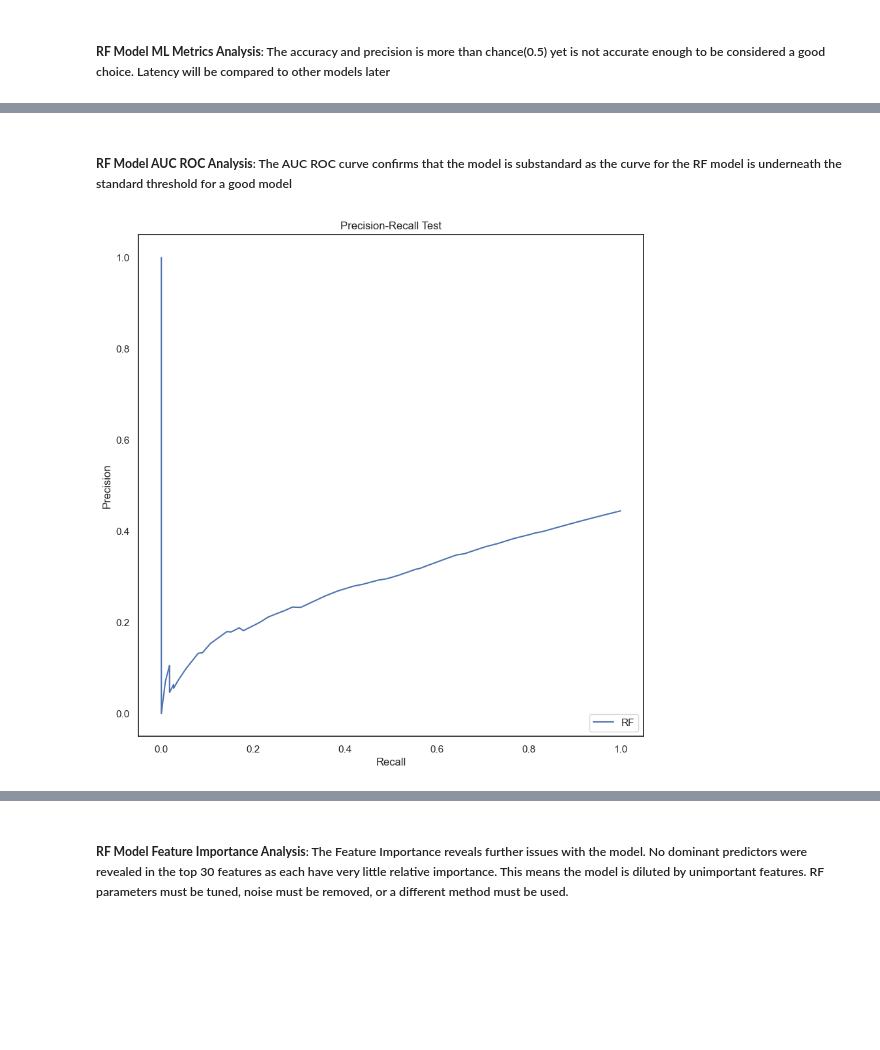
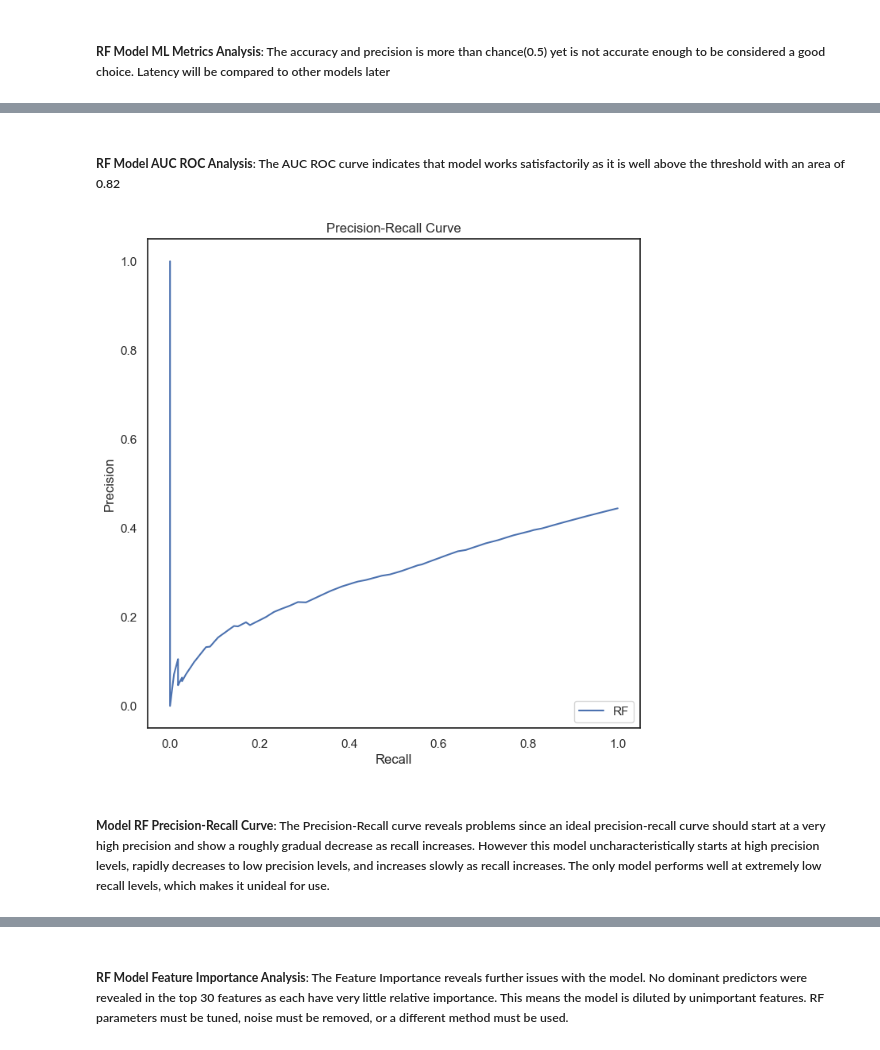
Before and after one commit to APS301123/Lung_Cancer_Classification_Project, a Jupyter notebook: Code/notebook_lung_cancer.ipynb, the cells around one changed output, grey strips where cells are left out. Drawn from its saved outputs; the diff is of its cells as text; code cells hidden in the pictures; blank space fills up the shorter version.

```diff
--- a/Code/notebook_lung_cancer.ipynb
+++ b/Code/notebook_lung_cancer.ipynb
@@ -226,7 +282,9 @@ ml_analysis_custom.create_ROC_curve(12, 8, ['RF'], [rf_pipeline.named_steps['rf'
 # %% [markdown]
-##### **RF Model AUC ROC Analysis**: The AUC ROC curve confirms that the model is substandard as the curve for the RF model is underneath the standard threshold for a good model
+##### **RF Model AUC ROC Analysis**: The AUC ROC curve indicates that model works satisfactorily as it is well above the threshold with an area of 0.82
 # %%
-ml_analysis_custom.visualize_precision_recall_curve(10, 10, ['RF'], [rf_pipeline.named_steps['rf']], [X_test], [y_test], 'Precision-Recall Test', 'Case')
+ml_analysis_custom.visualize_precision_recall_curve(8, 8, ['RF'], [rf_pipeline], [X_test], [y_test], 'Precision-Recall Curve', 'Case')
 # %% [output]
-[figure, old version]
+[figure, new version]
+# %% [markdown]
+##### **Model RF Precision-Recall Curve**: The Precision-Recall curve reveals problems since an ideal precision-recall curve should start at a very high precision and show a roughly gradual decrease as recall increases. However this model uncharacteristically starts at high precision levels, rapidly decreases to low precision levels, and increases slowly as recall increases. The only model performs well at extremely low recall levels, which makes it unideal for use.
 # %%
```
Also changed, not shown: parts of 36 cells of this notebook.
